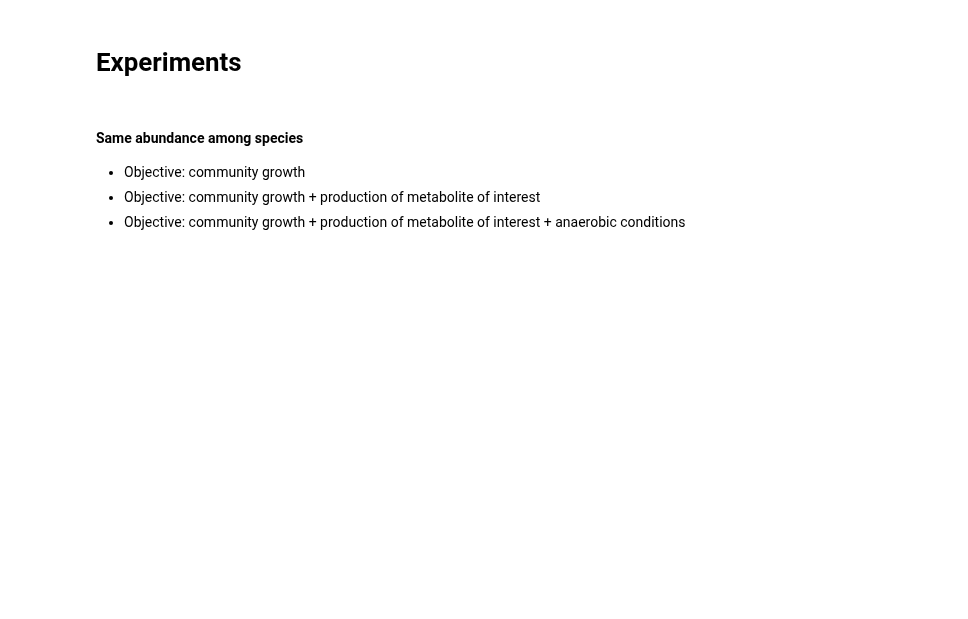
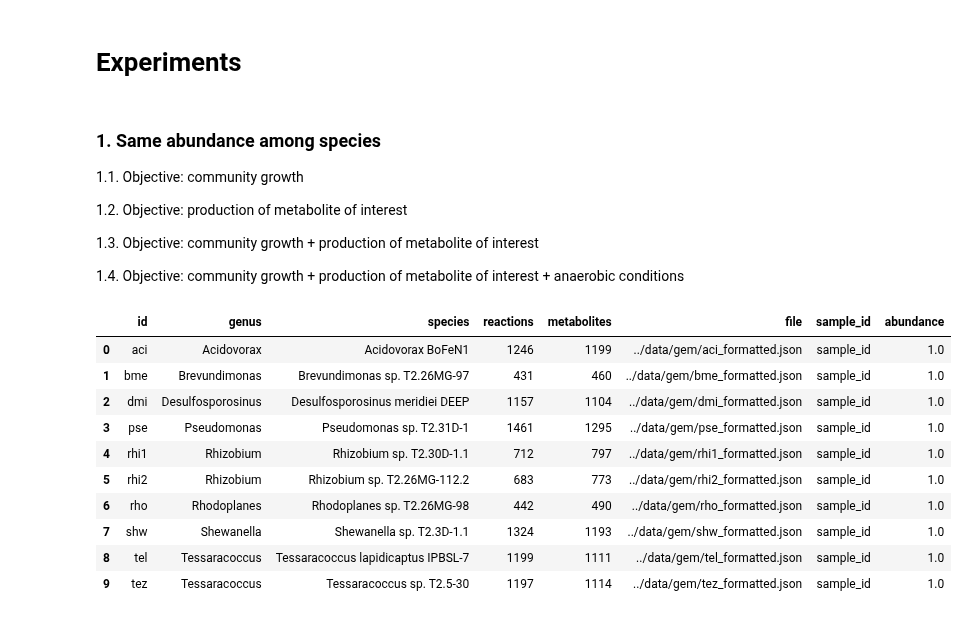
Before and after one commit to guillecg/mars-biofoundry, a Jupyter notebook: notebooks/03-MICOM.ipynb, the cells around one changed output. Saved outputs shown, nothing was run; the diff lists cells and outputs as text; code cells hidden in the pictures; blank space fills up the shorter version.

Commit message:
Add initial experiments with equal abundances

```diff
--- a/notebooks/03-MICOM.ipynb
+++ b/notebooks/03-MICOM.ipynb
@@ -136,8 +147,41 @@ sol = com.cooperative_tradeoff()
 # %% [markdown]
 # Experiments
 # %% [markdown]
-#### Same abundance among species
+### 1. Same abundance among species
 
-* Objective: community growth
-* Objective: community growth + production of metabolite of interest
-* Objective: community growth + production of metabolite of interest + anaerobic conditions
+1.1. Objective: community growth
+
+1.2. Objective: production of metabolite of interest
+
+1.3. Objective: community growth + production of metabolite of interest
+
+1.4. Objective: community growth + production of metabolite of interest + anaerobic conditions
+# %%
+# Create new dataframe with just one sample and equal abundances
+taxonomy_abundances_equal = taxonomy_abundances.copy()
+
+# Format for dropping duplicates
+taxonomy_abundances_equal["id"] = taxonomy_abundances_equal["Code"].copy()
+taxonomy_abundances_equal["sample_id"] = "sample_id"
+taxonomy_abundances_equal["abundance"] = 1.0
+taxonomy_abundances_equal = taxonomy_abundances_equal\
+    .drop(["Code", "Depth", "log_abundance"], axis=1)
+
+# Finally, drop duplicates
+taxonomy_abundances_equal = taxonomy_abundances_equal\
+    .drop_duplicates()\
+    .reset_index(drop=True)
+
+taxonomy_abundances_equal
+# %% [output]
+|  | id | genus | species | reactions | metabolites | file | sample_id | abundance |
+| 0 | aci | Acidovorax | Acidovorax BoFeN1 | 1246 | 1199 | ../data/gem/aci_formatted.json | sample_id | 1.0 |
+| 1 | bme | Brevundimonas | Brevundimonas sp. T2.26MG-97 | 431 | 460 | ../data/gem/bme_formatted.json | sample_id | 1.0 |
+| 2 | dmi | Desulfosporosinus | Desulfosporosinus meridiei DEEP | 1157 | 1104 | ../data/gem/dmi_formatted.json | sample_id | 1.0 |
+| 3 | pse | Pseudomonas | Pseudomonas sp. T2.31D-1 | 1461 | 1295 | ../data/gem/pse_formatted.json | sample_id | 1.0 |
+| 4 | rhi1 | Rhizobium | Rhizobium sp. T2.30D-1.1 | 712 | 797 | ../data/gem/rhi1_formatted.json | sample_id | 1.0 |
+| 5 | rhi2 | Rhizobium | Rhizobium sp. T2.26MG-112.2 | 683 | 773 | ../data/gem/rhi2_formatted.json | sample_id | 1.0 |
+| 6 | rho | Rhodoplanes | Rhodoplanes sp. T2.26MG-98 | 442 | 490 | ../data/gem/rho_formatted.json | sample_id | 1.0 |
+| 7 | shw | Shewanella | Shewanella sp. T2.3D-1.1 | 1324 | 1193 | ../data/gem/shw_formatted.json | sample_id | 1.0 |
+| 8 | tel | Tessaracoccus | Tessaracoccus lapidicaptus IPBSL-7 | 1199 | 1111 | ../data/gem/tel_formatted.json | sample_id | 1.0 |
+| 9 | tez | Tessaracoccus | Tessaracoccus sp. T2.5-30 | 1197 | 1114 | ../data/gem/tez_formatted.json | sample_id | 1.0 |
```
Also changed, not shown: parts of 17 cells of this notebook.
